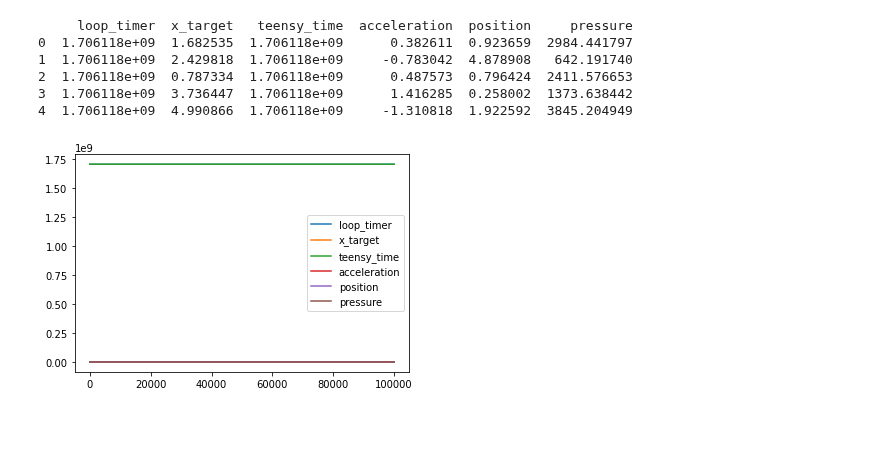
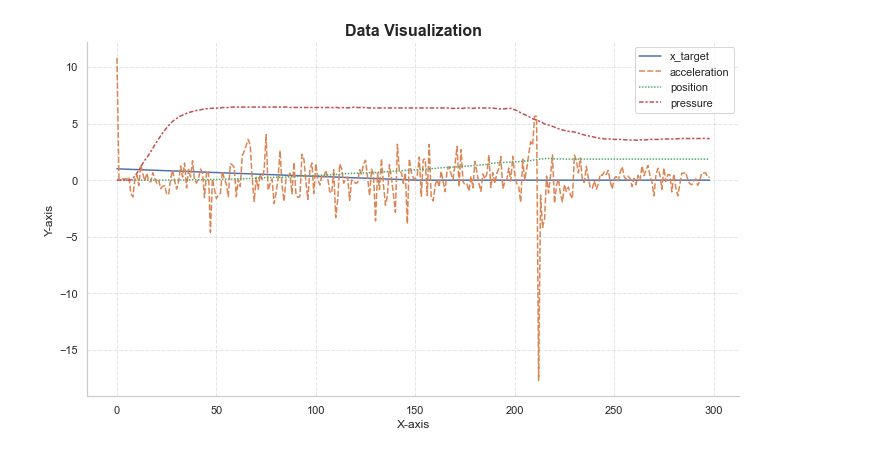
Before and after one commit to Sven-J-Steinert/Rocket-Hopper-DDPG, a Jupyter notebook: postprocessing.ipynb, the cells around one changed output. Cells and saved outputs as stored; diff of their text form; code cells hidden in the pictures; blank space fills up the shorter version.

Commit message:
update: visualization of postprocessed data

```diff
--- a/postprocessing.ipynb
+++ b/postprocessing.ipynb
@@ -1,24 +1,39 @@
 # %%
 import pandas as pd
+import seaborn as sns
 import matplotlib.pyplot as plt
-
 # Replace 'data.csv' with the actual path to your CSV file
-csv_file = 'logs_2024_01_24_-_18_42_15.txt'
+csv_file = 'logs_2024_01_25_-_15_30_55.txt'
 
 # Load CSV into a Pandas DataFrame
 df = pd.read_csv(csv_file)
 
-# Display the first few rows of the DataFrame
-print(df.head())
+# Drop the 'Loop Time' and 'Teensy Timer' columns
+df.drop(['loop_timer', 'teensy_time', 'counter'], axis=1, inplace=True)
 
-# Plotting variables
-df.plot()
+# Set the style
+sns.set(style="whitegrid")
+
+# Create a figure and axes
+fig, ax = plt.subplots(figsize=(10, 6))
+
+# Plot the dataframe
+sns.lineplot(data=df, ax=ax)
+
+# Set the title, x-axis label, and y-axis label
+ax.set_title('Data Visualization', fontsize=16, fontweight='bold')
+ax.set_xlabel('X-axis', fontsize=12)
+ax.set_ylabel('Y-axis', fontsize=12)
+
+# Add grid lines
+ax.grid(True, linestyle='--', alpha=0.5)
+
+# Remove the top and right spines
+ax.spines['top'].set_visible(False)
+ax.spines['right'].set_visible(False)
+
+# Show the plot
+plt.tight_layout()
 plt.show()
 # %% [output]
-     loop_timer  x_target   teensy_time  acceleration  position     pressure
-0  1.706118e+09  1.682535  1.706118e+09      0.382611  0.923659  2984.441797
-1  1.706118e+09  2.429818  1.706118e+09     -0.783042  4.878908   642.191740
-2  1.706118e+09  0.787334  1.706118e+09      0.487573  0.796424  2411.576653
-3  1.706118e+09  3.736447  1.706118e+09      1.416285  0.258002  1373.638442
-4  1.706118e+09  4.990866  1.706118e+09     -1.310818  1.922592  3845.204949
-[figure, old version]
+[figure, new version]
```
